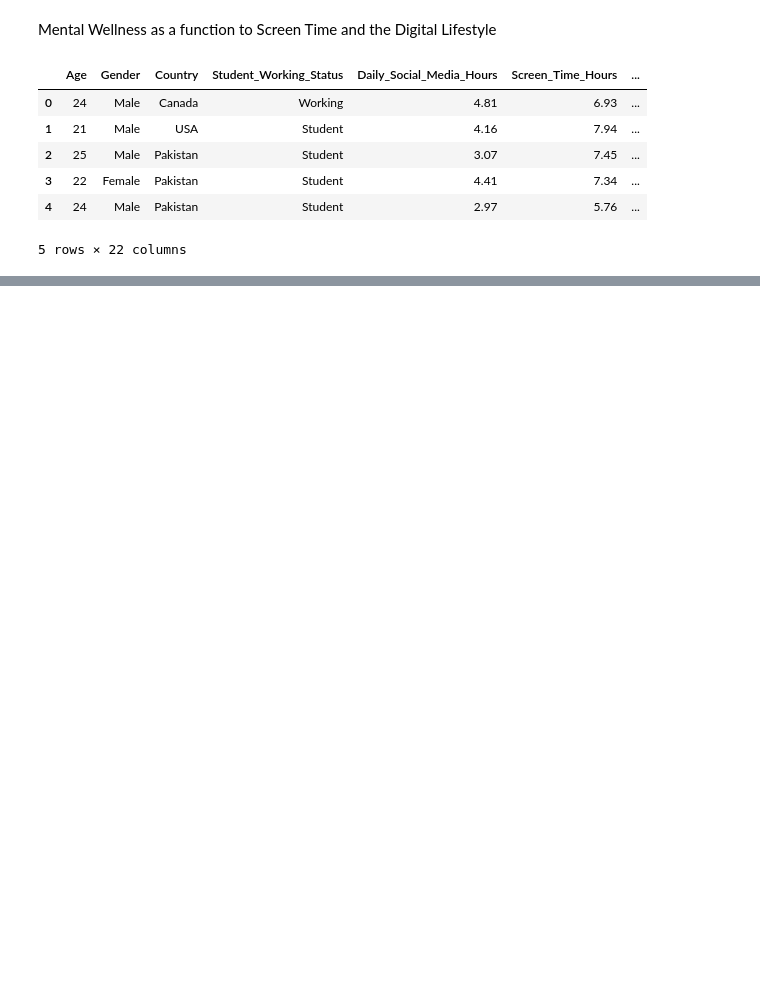
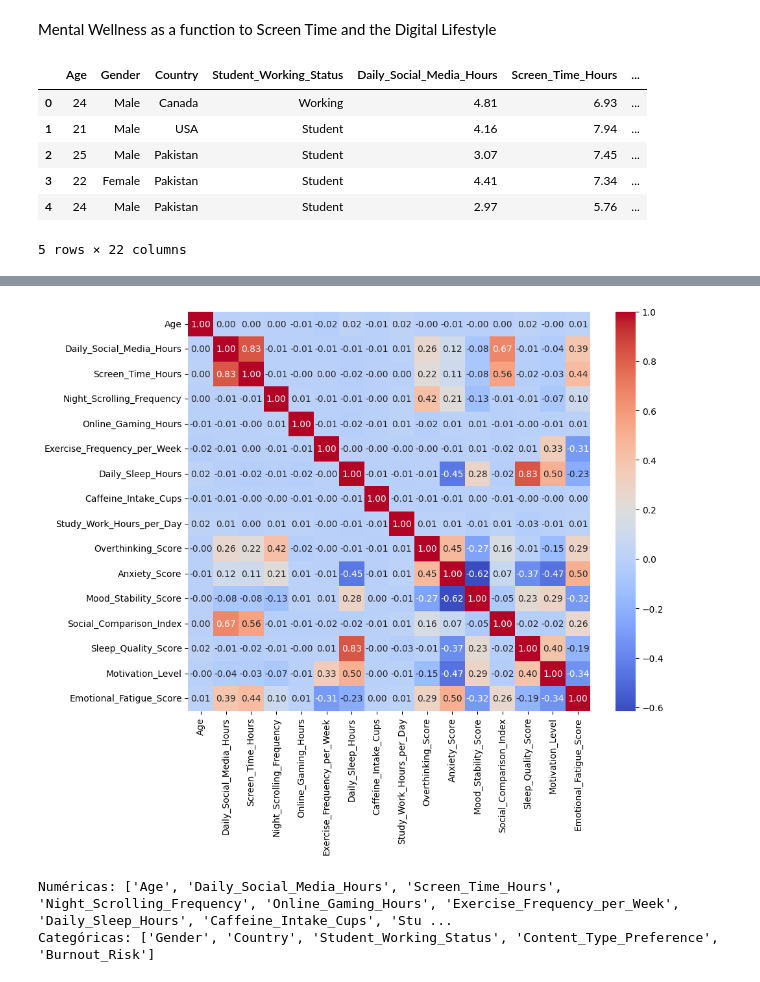
Before and after one commit to guedera/PredictionMentalWellness, a Jupyter notebook: codes/MLP.ipynb, the cells around one changed output, grey strips where cells are left out. Cells and saved outputs as stored; diff of their text form; code cells hidden in the pictures; blank space fills up the shorter version.

```diff
--- a/codes/MLP.ipynb
+++ b/codes/MLP.ipynb
@@ -32,0 +143,23 @@ df.describe()
+# %%
+df_corr = X_train.select_dtypes(include=['number']).copy()
+
+corr = df_corr.corr()
+
+plt.figure(figsize=(10,8))
+
+sns.heatmap(corr,
+            annot=True,
+            cmap="coolwarm",
+            fmt=".2f")
+plt.show()
+# %% [output]
+[figure, added]
+# %%
+numeric_features = X_train.select_dtypes(include=["number"]).columns.tolist()
+categorical_features = X_train.select_dtypes(exclude=["number"]).columns.tolist()
+
+print("Numéricas:", numeric_features)
+print("Categóricas:", categorical_features)
+# %% [output]
+Numéricas: ['Age', 'Daily_Social_Media_Hours', 'Screen_Time_Hours', 'Night_Scrolling_Frequency', 'Online_Gaming_Hours', 'Exercise_Frequency_per_Week', 'Daily_Sleep_Hours', 'Caffeine_Intake_Cups', 'Stu ...
+Categóricas: ['Gender', 'Country', 'Student_Working_Status', 'Content_Type_Preference', 'Burnout_Risk']
```
Also changed, not shown: parts of 15 cells of this notebook.
